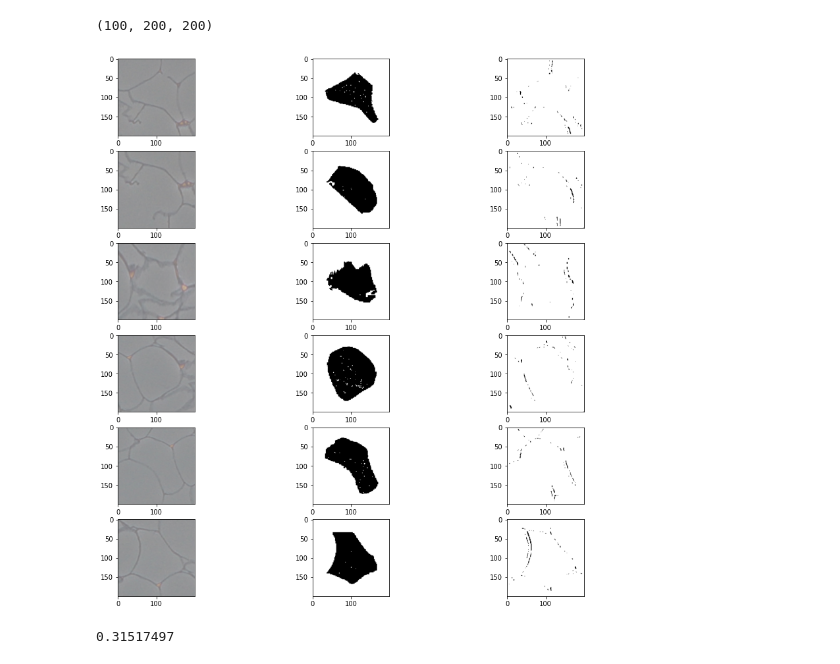
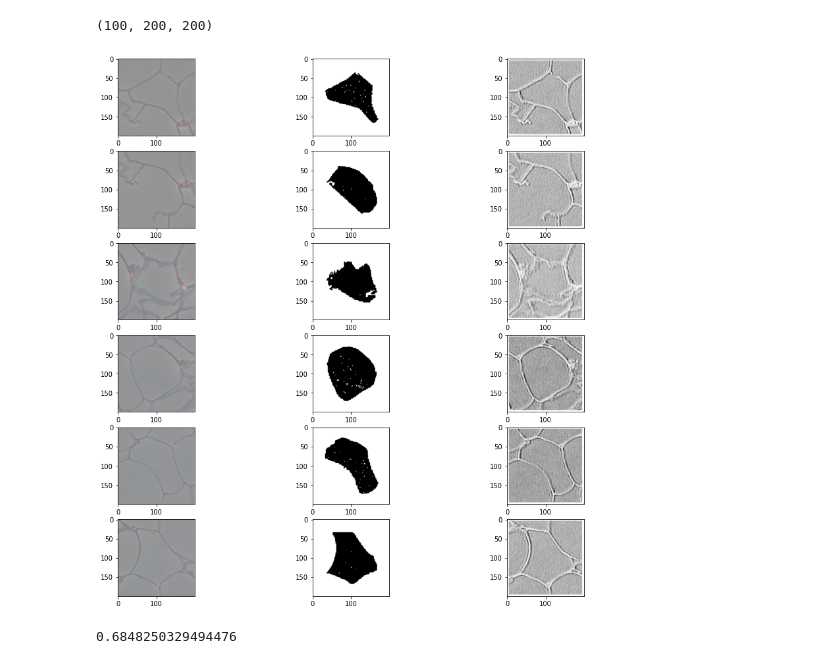
Before and after one commit to jaentrouble/Adipos_tf_train2, a Jupyter notebook: view_result.ipynb, the cells around one changed output. Cells and saved outputs as stored; diff of their text form; code cells hidden in the pictures.

```diff
--- a/view_result.ipynb
+++ b/view_result.ipynb
@@ -88,21 +86,21 @@ import random
 # %%
 fig = plt.figure(figsize=(15,15))
 i = 1
 n = 6
 # r = random.randrange(0,predict.shape[0]-n)
 r = 0
 for img, mask, pred in zip(X_train_small[r:r+n], Y_train_small[r:r+n], predict[r:r+n]):
     ax = fig.add_subplot(n,3,i)
     ax.imshow(img)
     ax = fig.add_subplot(n,3,i+1)
     ax.imshow(mask, cmap='binary')
     ax = fig.add_subplot(n,3,i+2)
-    ax.imshow(pred>0.1, cmap='binary')
+    ax.imshow(pred, cmap='binary')
     i += 3
 plt.show()
 # %% [output]
-[figure, old version]
+[figure, new version]
 # %%
-print(np.sum(Y[3]/(200*200)))
+print(1-np.sum(Y[3]/(200*200)))
 # %% [output]
-0.31517497
+0.6848250329494476
```
Also changed, not shown: parts of 4 cells of this notebook, 3 other files.
